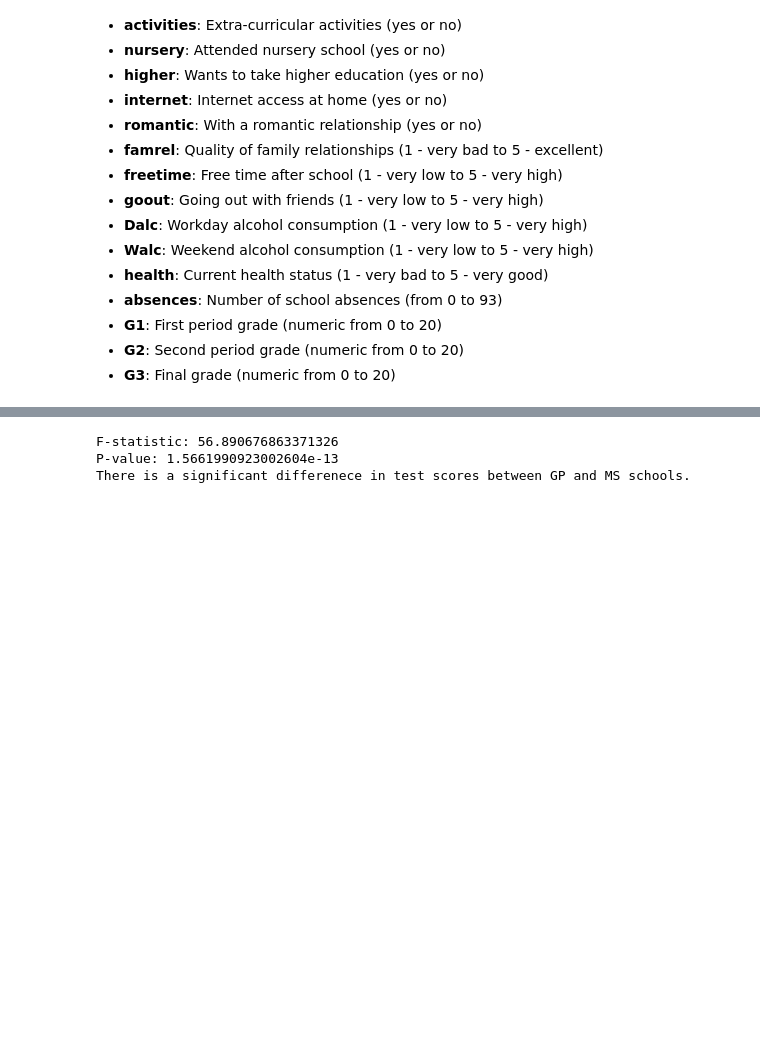
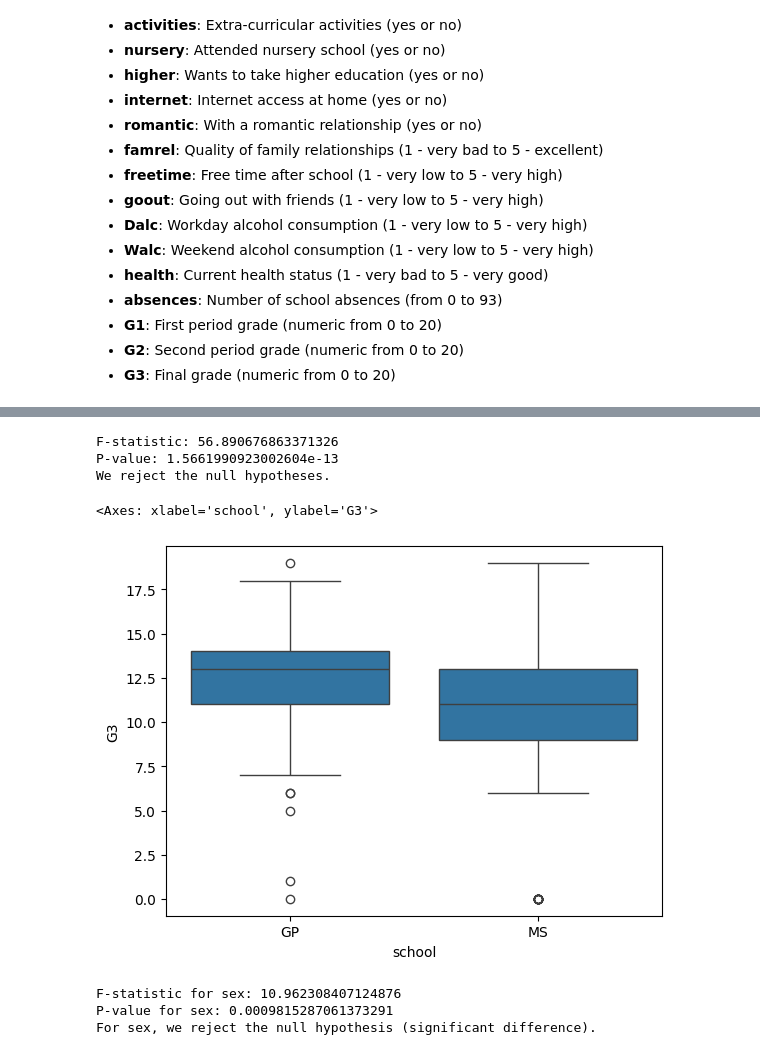
Before and after one commit to coder-priyanka01/Machine-Learning, a Jupyter notebook: Student.ipynb, the cells around one changed output, grey strips where cells are left out. Saved outputs shown, nothing was run; the diff lists cells and outputs as text; code cells hidden in the pictures; blank space fills up the shorter version.

```diff
--- a/Student.ipynb
+++ b/Student.ipynb
@@ -175,11 +175,35 @@ f_statistic, p_value = f_oneway(gp_g3, ms_g3)
 print(f"F-statistic: {f_statistic}")
 print(f"P-value: {p_value}")
 
-if p_value < 0.05:
-    print("There is a significant differenece in test scores between GP and MS schools.")
+if p_value > 0.05:
+    print("We accept the null hypotheses")
 else:
-    print("There is no significant difference in test scores between GP and MS schools.")
+    print("We reject the null hypotheses.")
 # %% [output]
 F-statistic: 56.890676863371326
 P-value: 1.5661990923002604e-13
-There is a significant differenece in test scores between GP and MS schools.
+We reject the null hypotheses.
+# %%
+sns.boxplot(x = "school", y = 'G3', data = df)
+# %% [output]
+<Axes: xlabel='school', ylabel='G3'>
+[figure, added]
+# %%
+from scipy.stats import f_oneway
+
+female_g3 = df[df['sex']=='F']['G3']
+male_g3 = df[df['sex']=='M']['G3']
+
+f_statistic_sex, p_value_sex = f_oneway(female_g3, male_g3)
+
+print(f"F-statistic for sex: {f_statistic_sex}")
+print(f"P-value for sex: {p_value_sex}")
+
+if p_value_sex > 0.05:
+    print("For sex, we accept the null hypothesis (no significant difference).")
+else:
+    print("For sex, we reject the null hypothesis (significant difference).")
+# %% [output]
+F-statistic for sex: 10.962308407124876
+P-value for sex: 0.0009815287061373291
+For sex, we reject the null hypothesis (significant difference).
```
Also changed, not shown: parts of 7 cells of this notebook.
